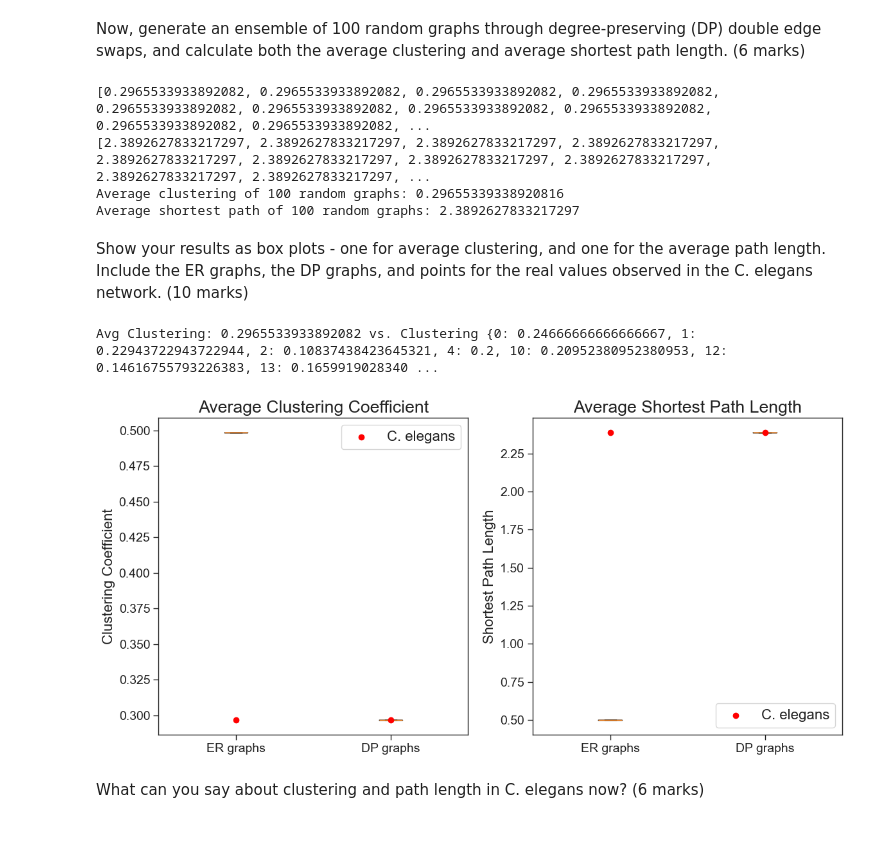
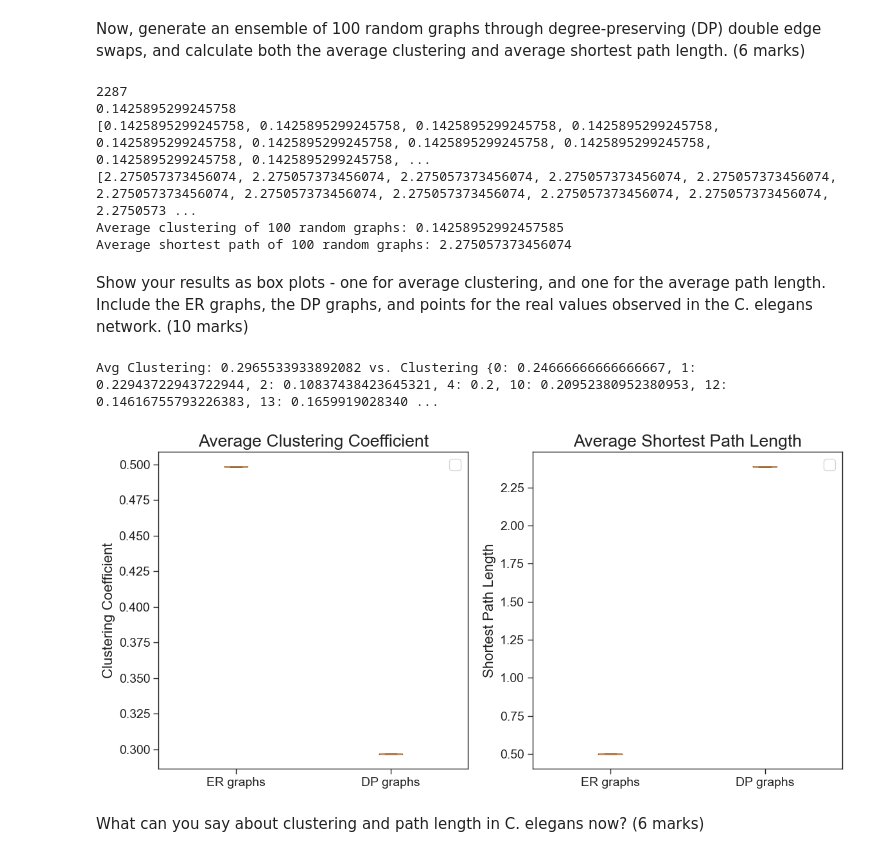
Before and after one commit to matthew-mcc/Connectomics, a Jupyter notebook: Exercises/CPSC-601-Connectomics-Fall24-Exercise-1.ipynb, the cells around one changed output. Saved outputs shown, nothing was run; the diff lists cells and outputs as text; code cells hidden in the pictures.

```diff
--- a/Exercises/CPSC-601-Connectomics-Fall24-Exercise-1.ipynb
+++ b/Exercises/CPSC-601-Connectomics-Fall24-Exercise-1.ipynb
@@ -467,12 +466,14 @@ Now, generate an ensemble of 100 random graphs through degree-preserving (DP) do
 
 graphs = []
 
+print(UW_G.number_of_edges())
 # Generate 100 graphs
 for i in range(100):
-    # Let's generate the graph based on the unweight graph, keeping the seed constant for replicability (same as above too)
-    graph = nx.double_edge_swap(UW_G, nswap=1, max_tries=100, seed=123)
+    graph = nx.double_edge_swap(UW_G, nswap=UW_G.number_of_edges() * 10, max_tries= UW_G.number_of_edges() * 20)
     graphs.append(graph)
 
+
+print(nx.average_clustering(UW_G))
 
 # Same collection and analysis as above
 dp_avg_clustering_coefficients = []
@@ -494,49 +495,50 @@ print(dp_avg_shortest_path_lengths)
 print(f"Average clustering of 100 random graphs: {np.mean(dp_avg_clustering_coefficients)}")
 print(f"Average shortest path of 100 random graphs: {np.mean(dp_avg_shortest_path_lengths)}")
 # %% [output]
-[0.2965533933892082, 0.2965533933892082, 0.2965533933892082, 0.2965533933892082, 0.2965533933892082, 0.2965533933892082, 0.2965533933892082, 0.2965533933892082, 0.2965533933892082, 0.2965533933892082, ...
-[2.3892627833217297, 2.3892627833217297, 2.3892627833217297, 2.3892627833217297, 2.3892627833217297, 2.3892627833217297, 2.3892627833217297, 2.3892627833217297, 2.3892627833217297, 2.3892627833217297, ...
-Average clustering of 100 random graphs: 0.29655339338920816
-Average shortest path of 100 random graphs: 2.3892627833217297
+2287
+0.1425895299245758
+[0.1425895299245758, 0.1425895299245758, 0.1425895299245758, 0.1425895299245758, 0.1425895299245758, 0.1425895299245758, 0.1425895299245758, 0.1425895299245758, 0.1425895299245758, 0.1425895299245758, ...
+[2.275057373456074, 2.275057373456074, 2.275057373456074, 2.275057373456074, 2.275057373456074, 2.275057373456074, 2.275057373456074, 2.275057373456074, 2.275057373456074, 2.275057373456074, 2.2750573 ...
+Average clustering of 100 random graphs: 0.14258952992457585
+Average shortest path of 100 random graphs: 2.275057373456074
 # %% [markdown]
 Show your results as box plots - one for average clustering, and one for the average path length. Include the ER graphs, the DP graphs, and points for the real values observed in the C. elegans network. (10 marks)
 # %%
 # First, average clustering and path length for the REAL values in C. elegans
 real_clustering = nx.average_clustering(UW_G)
 real_path_length = nx.average_shortest_path_length(UW_G)
 
 # this gives some insight to the fact that we might be using the wrong clustering... but she's asking for average clustering???
 print(f"Avg Clustering: {nx.average_clustering(UW_G)} vs. Clustering {nx.clustering(UW_G)}")
 
 
 clustering_data_combined = [er_avg_clustering_coefficients, dp_avg_clustering_coefficients]
 path_data_combined = [er_avg_clustering_coefficients, dp_avg_shortest_path_lengths]
 
 # Create box plots for average clustering coefficient
 fig, ax = plt.subplots(1, 2, figsize=(12, 6))
 
 # Box plot for average clustering coefficient
 ax[0].boxplot(clustering_data_combined, labels=["ER graphs", "DP graphs"])
-ax[0].scatter(1, real_clustering, color='red', label='C. elegans', zorder=3)
-ax[0].scatter(2, real_clustering, color='red', zorder=3)
+# ax[0].scatter(1, real_clustering, color='red', label='C. elegans', zorder=3)
+# ax[0].scatter(2, real_clustering, color='red', zorder=3)
 ax[0].set_title("Average Clustering Coefficient")
 ax[0].set_ylabel("Clustering Coefficient")
 ax[0].legend()
-
 # Box plot for average shortest path length
 ax[1].boxplot(path_data_combined, labels=["ER graphs", "DP graphs"])
-ax[1].scatter(1, real_path_length, color='red', label='C. elegans', zorder=3)
-ax[1].scatter(2, real_path_length, color='red', zorder=3)
+# ax[1].scatter(1, real_path_length, color='red', label='C. elegans', zorder=3)
+# ax[1].scatter(2, real_path_length, color='red', zorder=3)
 ax[1].set_title("Average Shortest Path Length")
 ax[1].set_ylabel("Shortest Path Length")
 ax[1].legend()
 
 # Show the plots
 plt.tight_layout()
 plt.show()
 # %% [output]
 Avg Clustering: 0.2965533933892082 vs. Clustering {0: 0.24666666666666667, 1: 0.22943722943722944, 2: 0.10837438423645321, 4: 0.2, 10: 0.20952380952380953, 12: 0.14616755793226383, 13: 0.1659919028340 ...
-[figure, old version]
+[figure, new version]
 # %% [markdown]
 What can you say about clustering and path length in C. elegans now? (6 marks)
 # %% [markdown]
```
Also changed, not shown: parts of 6 cells of this notebook.
